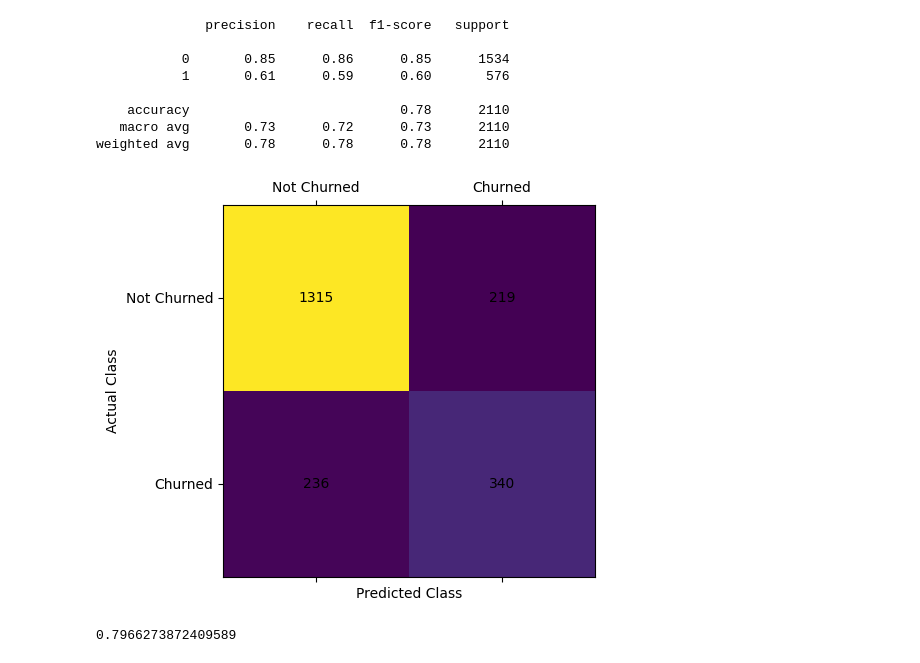
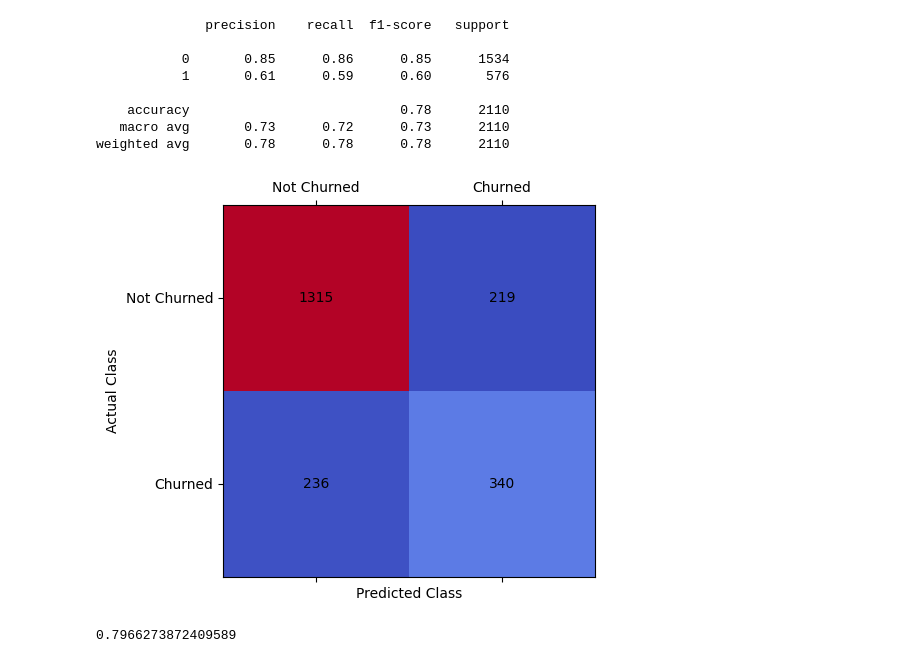
Before and after one commit to hariskhan-hk/Churn_pred, a Jupyter notebook: knnclassification.ipynb, the cells around one changed output. Drawn from its saved outputs; the diff is of its cells as text; code cells hidden in the pictures.

```diff
--- a/knnclassification.ipynb
+++ b/knnclassification.ipynb
@@ -107,22 +140,22 @@ confusion_matrix_knn = confusion_matrix(Y_test,pred_knn)
 # %%
 # create a heatmap of the matrix using matshow()
 
-plt.matshow(confusion_matrix_knn)
+plt.matshow(confusion_matrix_knn,cmap='coolwarm')
 
 # add labels for the x and y axes
 plt.xlabel('Predicted Class')
 plt.ylabel('Actual Class')
 
 for i in range(2):
     for j in range(2):
         plt.text(j, i, confusion_matrix_knn[i, j], ha='center', va='center')
 
 # Add custom labels for x and y ticks
 plt.xticks([0, 1], ["Not Churned", "Churned"])
 plt.yticks([0, 1], ["Not Churned", "Churned"])
 plt.show()
 # %% [output]
-[figure, old version]
+[figure, new version]
 # %%
 knn.score(X_train,Y_train)
 # %% [output]
```
Also changed, not shown: parts of 3 cells of this notebook.
